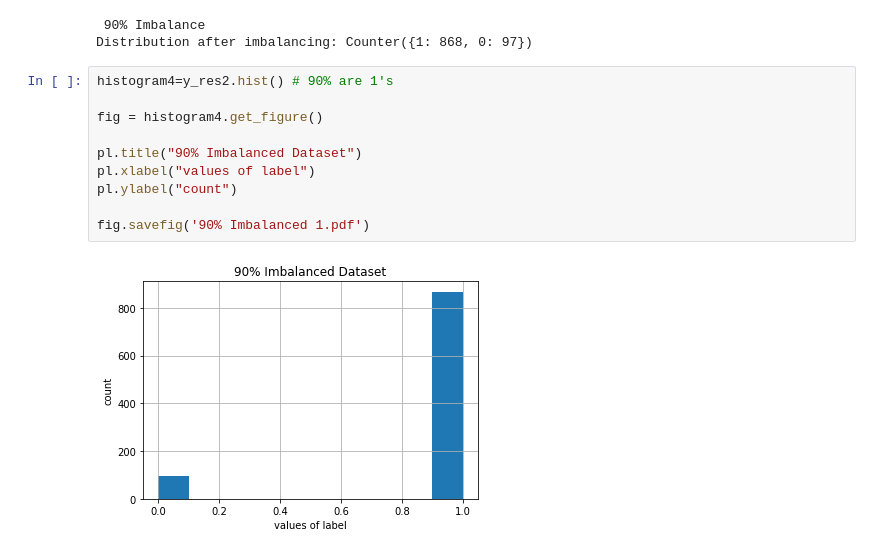
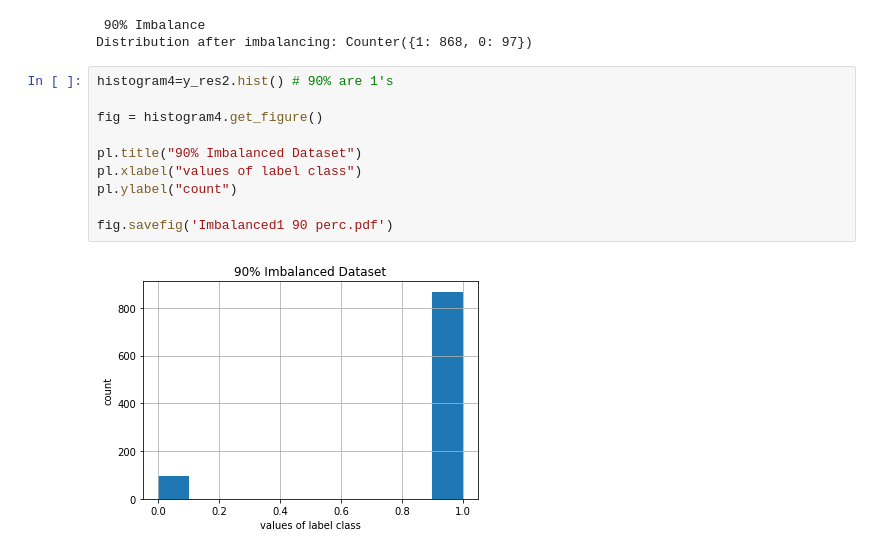
Before and after one commit to sa21262/datascience22, a Jupyter notebook: Assignment21a/South Asian Wireless Telecom Operator (SATO 2015).ipynb, the cells around one changed output. Drawn from its saved outputs; the diff is of its cells as text.

```diff
--- a/Assignment21a/South Asian Wireless Telecom Operator (SATO 2015).ipynb
+++ b/Assignment21a/South Asian Wireless Telecom Operator (SATO 2015).ipynb
@@ -176,12 +176,12 @@ Distribution after imbalancing: Counter({1: 868, 0: 97})
 # %%
 histogram4=y_res2.hist() # 90% are 1's
 
 fig = histogram4.get_figure()
 
 pl.title("90% Imbalanced Dataset")
-pl.xlabel("values of label")
+pl.xlabel("values of label class")
 pl.ylabel("count")
 
-fig.savefig('90% Imbalanced 1.pdf')
+fig.savefig('Imbalanced1 90 perc.pdf')
 # %% [output]
-[figure, old version]
+[figure, new version]
```
Also changed, not shown: parts of 3 cells of this notebook.
